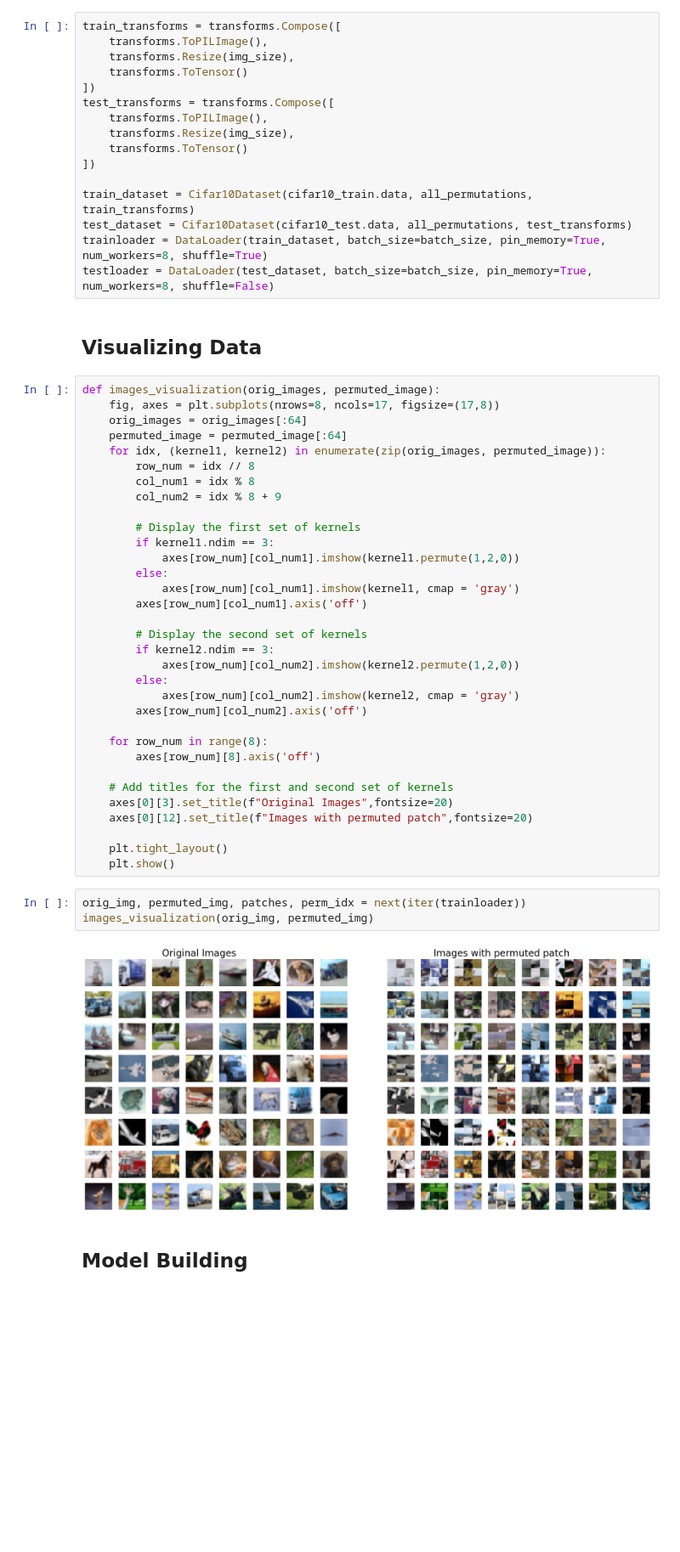
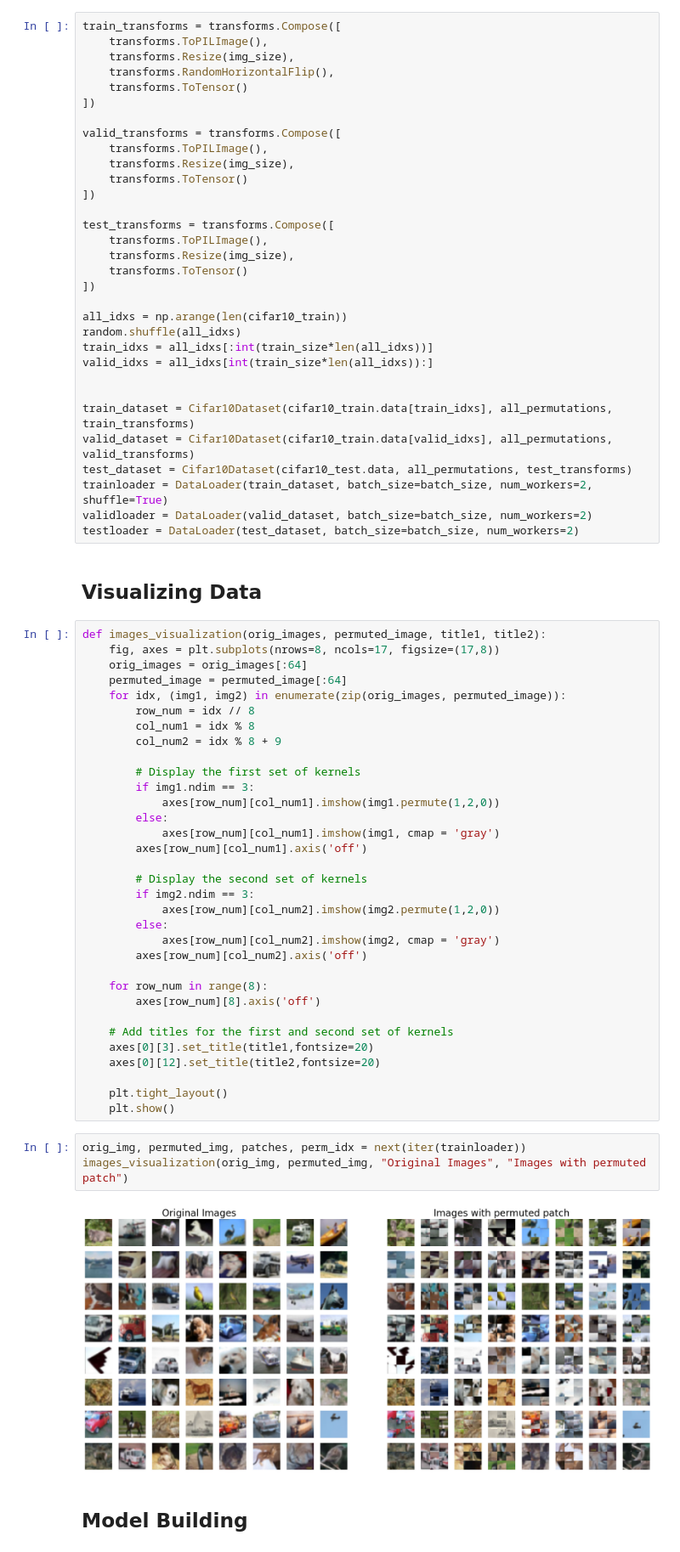
Before and after one commit to munish30monga/gnr_650, a Jupyter notebook: assignment_3.ipynb, the cells around one changed output. Shown at 85% size. Saved outputs shown, nothing was run; the diff lists cells and outputs as text; blank space fills up the shorter version.

```diff
--- a/assignment_3.ipynb
+++ b/assignment_3.ipynb
@@ -62,57 +72,73 @@ cifar10_test = datasets.CIFAR10('./data', train=False)
 train_transforms = transforms.Compose([
     transforms.ToPILImage(),
     transforms.Resize(img_size),
+    transforms.RandomHorizontalFlip(),
     transforms.ToTensor()
 ])
+
+valid_transforms = transforms.Compose([
+    transforms.ToPILImage(),
+    transforms.Resize(img_size),
+    transforms.ToTensor()
+])
+
 test_transforms = transforms.Compose([
     transforms.ToPILImage(),
     transforms.Resize(img_size),
     transforms.ToTensor()
 ])
 
-train_dataset = Cifar10Dataset(cifar10_train.data, all_permutations, train_transforms)
+all_idxs = np.arange(len(cifar10_train))
+random.shuffle(all_idxs)
+train_idxs = all_idxs[:int(train_size*len(all_idxs))]
+valid_idxs = all_idxs[int(train_size*len(all_idxs)):]
+
+
+train_dataset = Cifar10Dataset(cifar10_train.data[train_idxs], all_permutations, train_transforms)
+valid_dataset = Cifar10Dataset(cifar10_train.data[valid_idxs], all_permutations, valid_transforms)
 test_dataset = Cifar10Dataset(cifar10_test.data, all_permutations, test_transforms)
-trainloader = DataLoader(train_dataset, batch_size=batch_size, pin_memory=True, num_workers=8, shuffle=True)
-testloader = DataLoader(test_dataset, batch_size=batch_size, pin_memory=True, num_workers=8, shuffle=False)
+trainloader = DataLoader(train_dataset, batch_size=batch_size, num_workers=2, shuffle=True)
+validloader = DataLoader(valid_dataset, batch_size=batch_size, num_workers=2)
+testloader = DataLoader(test_dataset, batch_size=batch_size, num_workers=2)
 # %% [markdown]
 ## Visualizing Data
 # %%
-def images_visualization(orig_images, permuted_image):
+def images_visualization(orig_images, permuted_image, title1, title2):
     fig, axes = plt.subplots(nrows=8, ncols=17, figsize=(17,8))
     orig_images = orig_images[:64]
     permuted_image = permuted_image[:64]
-    for idx, (kernel1, kernel2) in enumerate(zip(orig_images, permuted_image)):
+    for idx, (img1, img2) in enumerate(zip(orig_images, permuted_image)):
         row_num = idx // 8
         col_num1 = idx % 8
         col_num2 = idx % 8 + 9
 
         # Display the first set of kernels
-        if kernel1.ndim == 3:
-            axes[row_num][col_num1].imshow(kernel1.permute(1,2,0))
+        if img1.ndim == 3:
+            axes[row_num][col_num1].imshow(img1.permute(1,2,0))
         else:
-            axes[row_num][col_num1].imshow(kernel1, cmap = 'gray')
+            axes[row_num][col_num1].imshow(img1, cmap = 'gray')
         axes[row_num][col_num1].axis('off')
 
         # Display the second set of kernels
-        if kernel2.ndim == 3:
-            axes[row_num][col_num2].imshow(kernel2.permute(1,2,0))
+        if img2.ndim == 3:
+            axes[row_num][col_num2].imshow(img2.permute(1,2,0))
         else:
-            axes[row_num][col_num2].imshow(kernel2, cmap = 'gray')
+            axes[row_num][col_num2].imshow(img2, cmap = 'gray')
         axes[row_num][col_num2].axis('off')
 
     for row_num in range(8):
         axes[row_num][8].axis('off')
 
     # Add titles for the first and second set of kernels
-    axes[0][3].set_title(f"Original Images",fontsize=20)
-    axes[0][12].set_title(f"Images with permuted patch",fontsize=20)
+    axes[0][3].set_title(title1,fontsize=20)
+    axes[0][12].set_title(title2,fontsize=20)
 
     plt.tight_layout()
     plt.show()
 # %%
 orig_img, permuted_img, patches, perm_idx = next(iter(trainloader))
-images_visualization(orig_img, permuted_img)
+images_visualization(orig_img, permuted_img, "Original Images", "Images with permuted patch")
 # %% [output]
-[figure, old version]
+[figure, new version]
 # %% [markdown]
 ## Model Building
```
Also changed, not shown: parts of 11 cells of this notebook.
